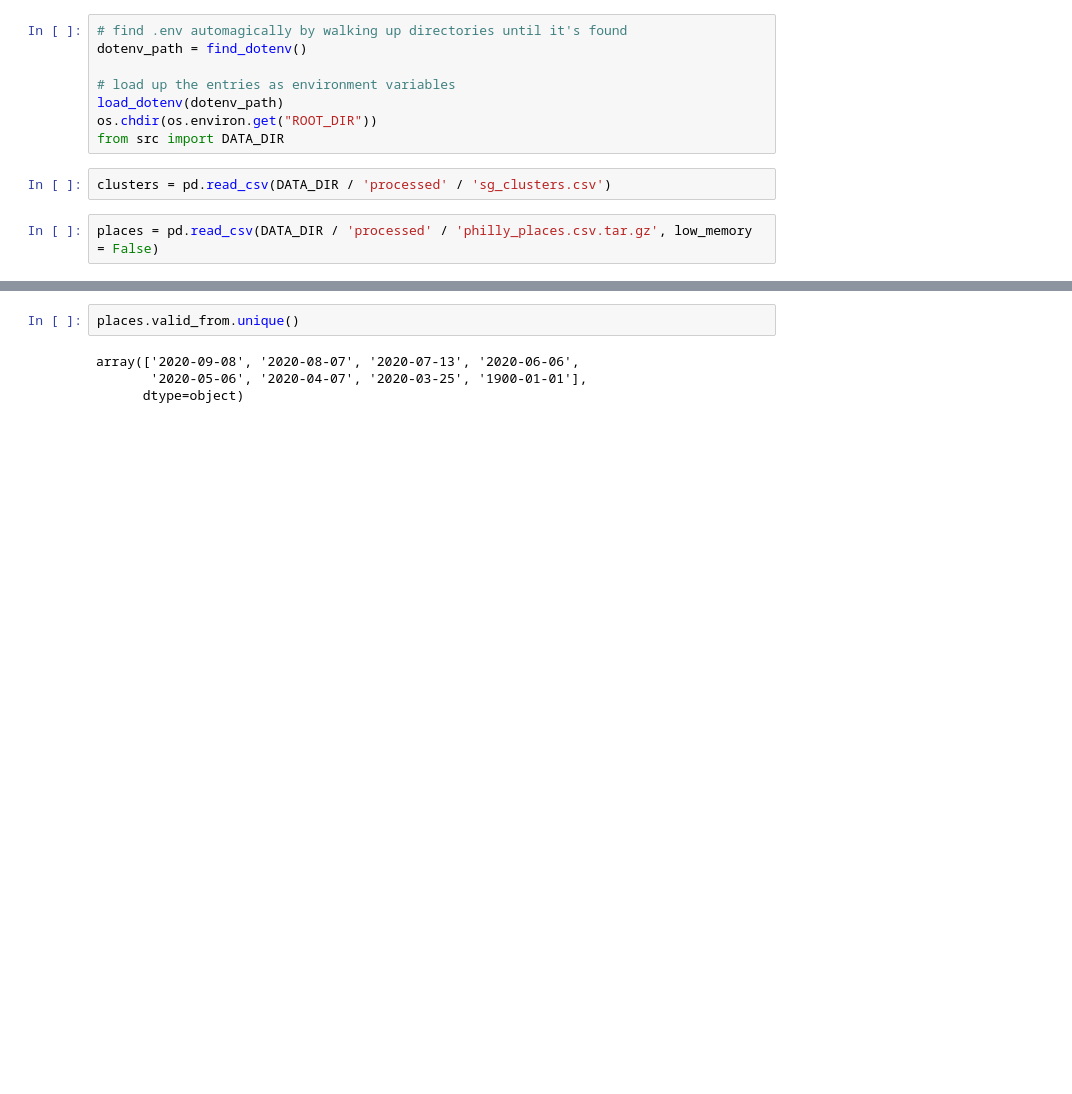
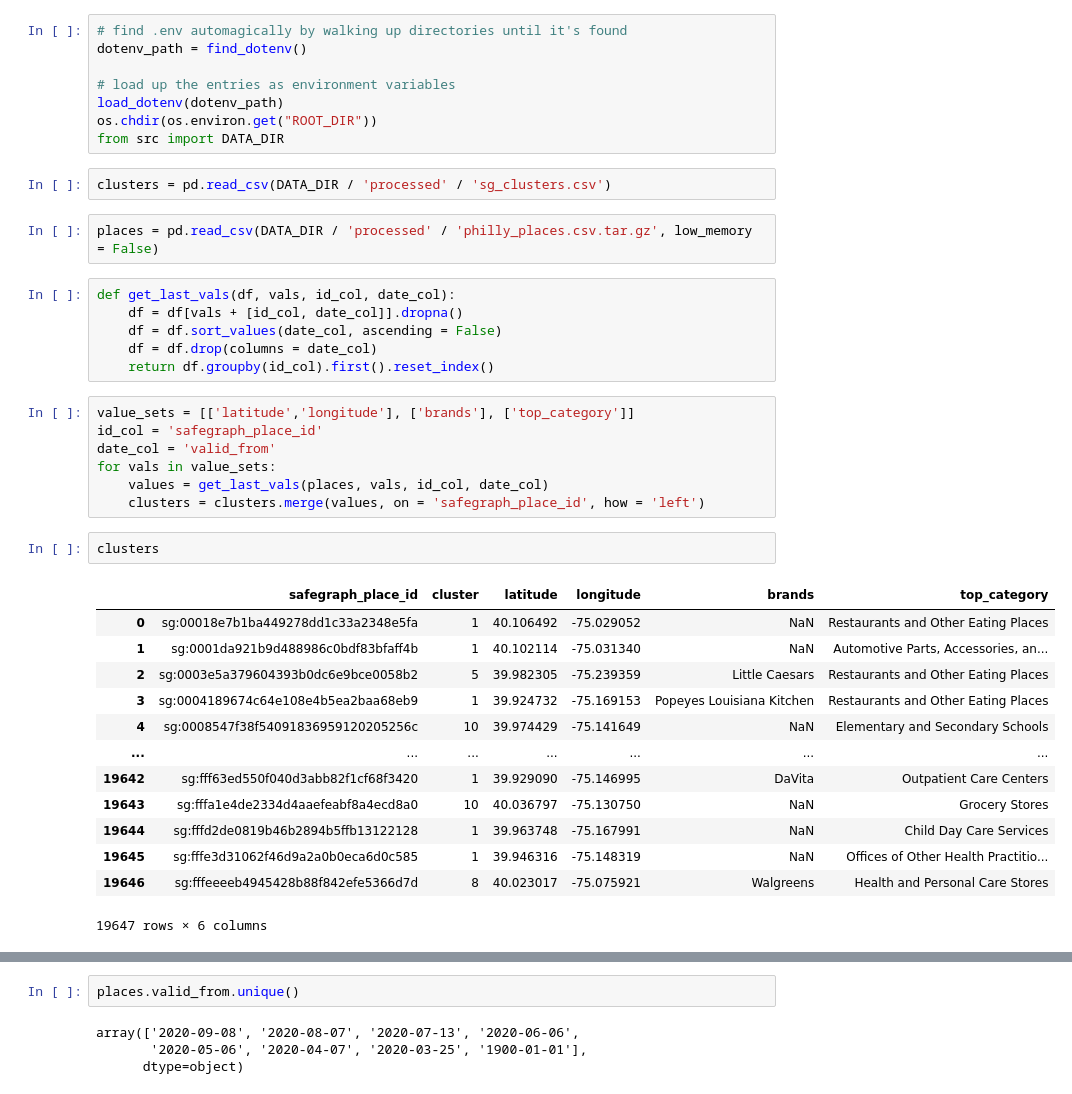
Before and after one commit to hkronenb/HK_DATS_Practicum, a Jupyter notebook: notebooks/Cluster Plot.ipynb, the cells around one changed output, grey strips where cells are left out. Cells and saved outputs as stored; diff of their text form; blank space fills up the shorter version.

```diff
--- a/notebooks/Cluster Plot.ipynb
+++ b/notebooks/Cluster Plot.ipynb
@@ -17,3 +17,32 @@ from src import DATA_DIR
 clusters = pd.read_csv(DATA_DIR / 'processed' / 'sg_clusters.csv')
 # %%
 places = pd.read_csv(DATA_DIR / 'processed' / 'philly_places.csv.tar.gz', low_memory = False)
+# %%
+def get_last_vals(df, vals, id_col, date_col):
+    df = df[vals + [id_col, date_col]].dropna()
+    df = df.sort_values(date_col, ascending = False)
+    df = df.drop(columns = date_col)
+    return df.groupby(id_col).first().reset_index()
+# %%
+value_sets = [['latitude','longitude'], ['brands'], ['top_category']]
+id_col = 'safegraph_place_id'
+date_col = 'valid_from'
+for vals in value_sets:
+    values = get_last_vals(places, vals, id_col, date_col)
+    clusters = clusters.merge(values, on = 'safegraph_place_id', how = 'left')
+# %%
+clusters
+# %% [output]
+|  | safegraph_place_id | cluster | latitude | longitude | brands | top_category |
+| 0 | sg:00018e7b1ba449278dd1c33a2348e5fa | 1 | 40.106492 | -75.029052 | NaN | Restaurants and Other Eating Places |
+| 1 | sg:0001da921b9d488986c0bdf83bfaff4b | 1 | 40.102114 | -75.031340 | NaN | Automotive Parts, Accessories, an... |
+| 2 | sg:0003e5a379604393b0dc6e9bce0058b2 | 5 | 39.982305 | -75.239359 | Little Caesars | Restaurants and Other Eating Places |
+| 3 | sg:0004189674c64e108e4b5ea2baa68eb9 | 1 | 39.924732 | -75.169153 | Popeyes Louisiana Kitchen | Restaurants and Other Eating Places |
+| 4 | sg:0008547f38f54091836959120205256c | 10 | 39.974429 | -75.141649 | NaN | Elementary and Secondary Schools |
+| ... | ... | ... | ... | ... | ... | ... |
+| 19642 | sg:fff63ed550f040d3abb82f1cf68f3420 | 1 | 39.929090 | -75.146995 | DaVita | Outpatient Care Centers |
+| 19643 | sg:fffa1e4de2334d4aaefeabf8a4ecd8a0 | 10 | 40.036797 | -75.130750 | NaN | Grocery Stores |
+| 19644 | sg:fffd2de0819b46b2894b5ffb13122128 | 1 | 39.963748 | -75.167991 | NaN | Child Day Care Services |
+| 19645 | sg:fffe3d31062f46d9a2a0b0eca6d0c585 | 1 | 39.946316 | -75.148319 | NaN | Offices of Other Health Practitio... |
+| 19646 | sg:fffeeeeb4945428b88f842efe5366d7d | 8 | 40.023017 | -75.075921 | Walgreens | Health and Personal Care Stores |
+19647 rows × 6 columns
```
Also changed, not shown: parts of 15 cells of this notebook, 1 other file.
